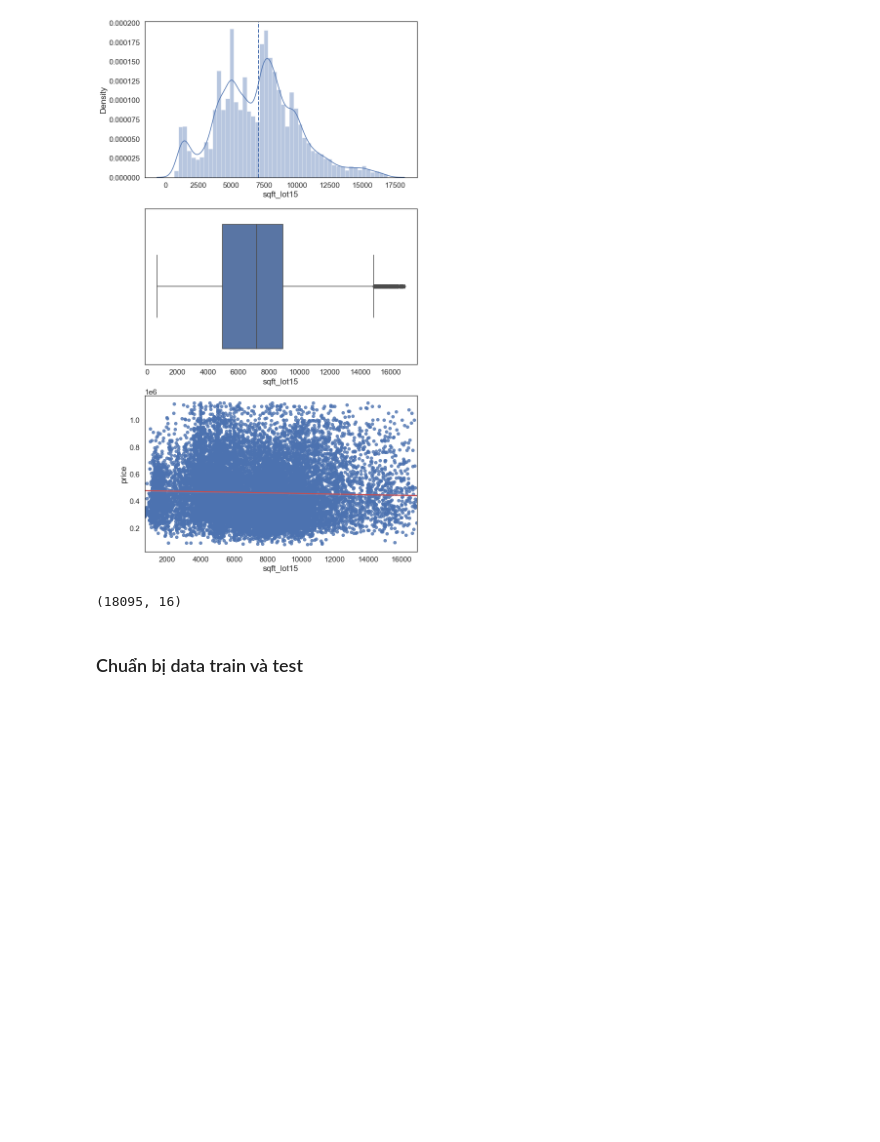
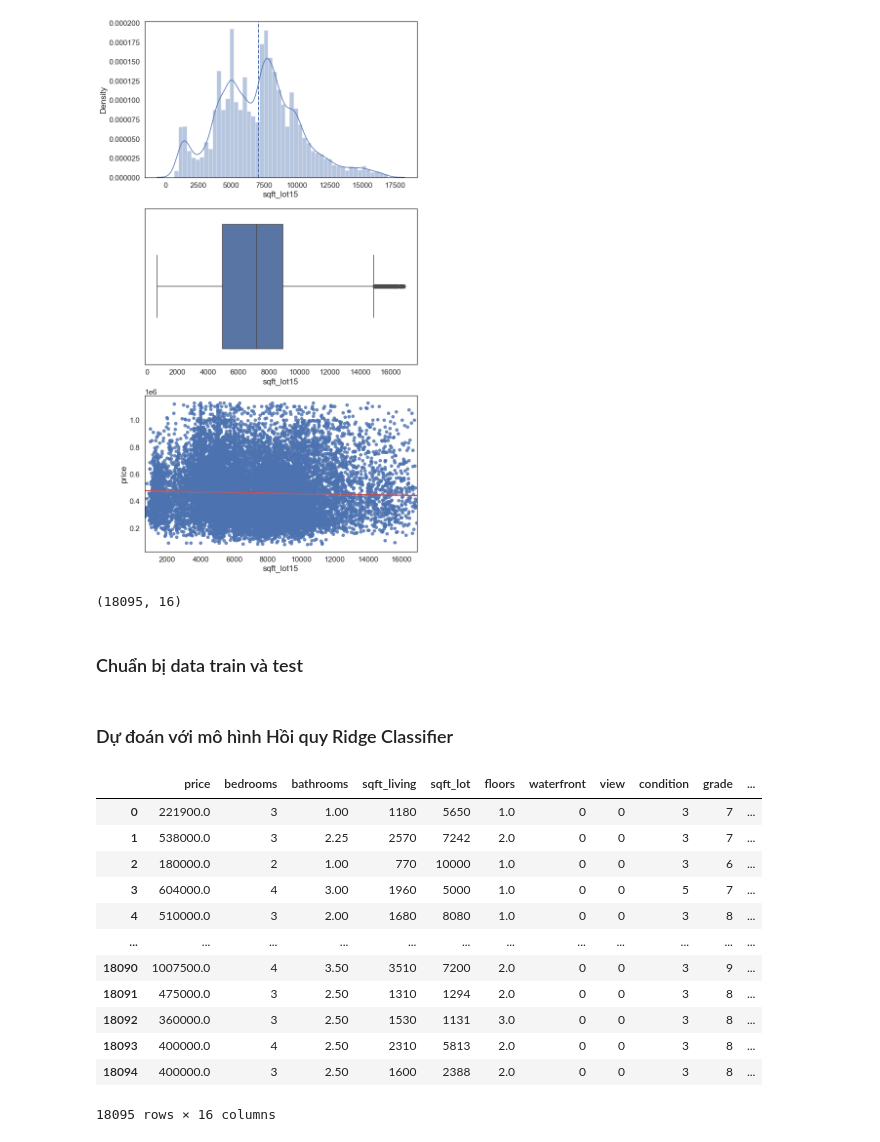
Before and after one commit to DK-Hieu/House_price_prediction, a Jupyter notebook: ver_4_kc_house/house_pridect_ver4.ipynb, the cells around one changed output. Cells and saved outputs as stored; diff of their text form; code cells hidden in the pictures; blank space fills up the shorter version.

```diff
--- a/ver_4_kc_house/house_pridect_ver4.ipynb
+++ b/ver_4_kc_house/house_pridect_ver4.ipynb
@@ -585,0 +586,2 @@ p_house.to_csv('House_data.csv')
+# %% [markdown]
+### Dự đoán với mô hình Hồi quy Ridge Classifier
@@ -585,0 +597,24 @@ p_house.to_csv('House_data.csv')
+# %%
+# Với file raw từ github cần thao tác như sau
+url = 'https://raw.githubusercontent.com/DK-Hieu/House_price_prediction/main/ver_4_kc_house/House_data.csv'
+req = requests.get(url)
+data = StringIO(req.text)
+data_house = pd.read_csv(data)
+
+columns_drop = ['Unnamed: 0']
+data_house.drop(columns=columns_drop,inplace=True)
+data_house
+# %% [output]
+|  | price | bedrooms | bathrooms | sqft_living | sqft_lot | floors | waterfront | view | condition | grade | ... |
+| 0 | 221900.0 | 3 | 1.00 | 1180 | 5650 | 1.0 | 0 | 0 | 3 | 7 | ... |
+| 1 | 538000.0 | 3 | 2.25 | 2570 | 7242 | 2.0 | 0 | 0 | 3 | 7 | ... |
+| 2 | 180000.0 | 2 | 1.00 | 770 | 10000 | 1.0 | 0 | 0 | 3 | 6 | ... |
+| 3 | 604000.0 | 4 | 3.00 | 1960 | 5000 | 1.0 | 0 | 0 | 5 | 7 | ... |
+| 4 | 510000.0 | 3 | 2.00 | 1680 | 8080 | 1.0 | 0 | 0 | 3 | 8 | ... |
+| ... | ... | ... | ... | ... | ... | ... | ... | ... | ... | ... | ... |
+| 18090 | 1007500.0 | 4 | 3.50 | 3510 | 7200 | 2.0 | 0 | 0 | 3 | 9 | ... |
+| 18091 | 475000.0 | 3 | 2.50 | 1310 | 1294 | 2.0 | 0 | 0 | 3 | 8 | ... |
+| 18092 | 360000.0 | 3 | 2.50 | 1530 | 1131 | 3.0 | 0 | 0 | 3 | 8 | ... |
+| 18093 | 400000.0 | 4 | 2.50 | 2310 | 5813 | 2.0 | 0 | 0 | 3 | 8 | ... |
+| 18094 | 400000.0 | 3 | 2.50 | 1600 | 2388 | 2.0 | 0 | 0 | 3 | 8 | ... |
+18095 rows × 16 columns
```
Also changed, not shown: parts of 19 cells of this notebook, 3 other files.
